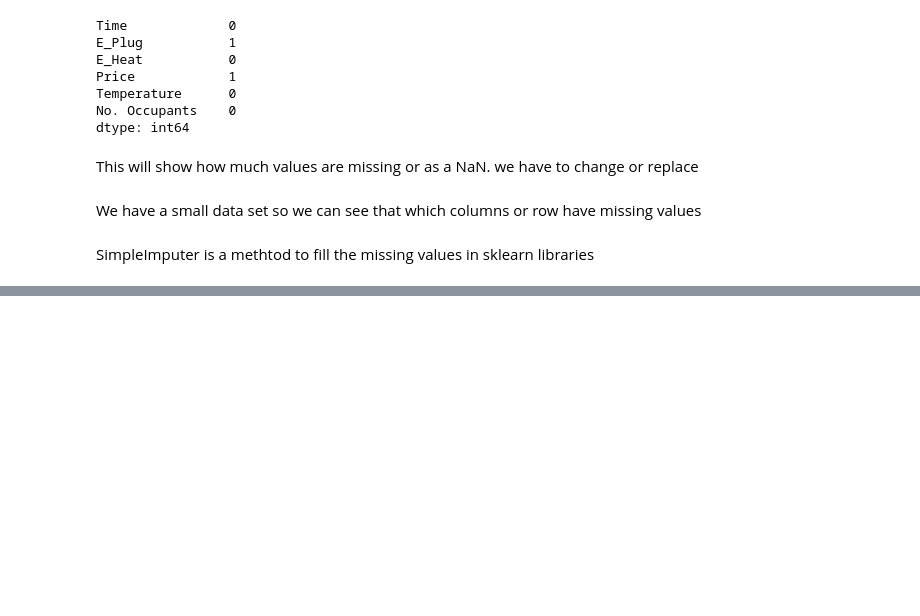
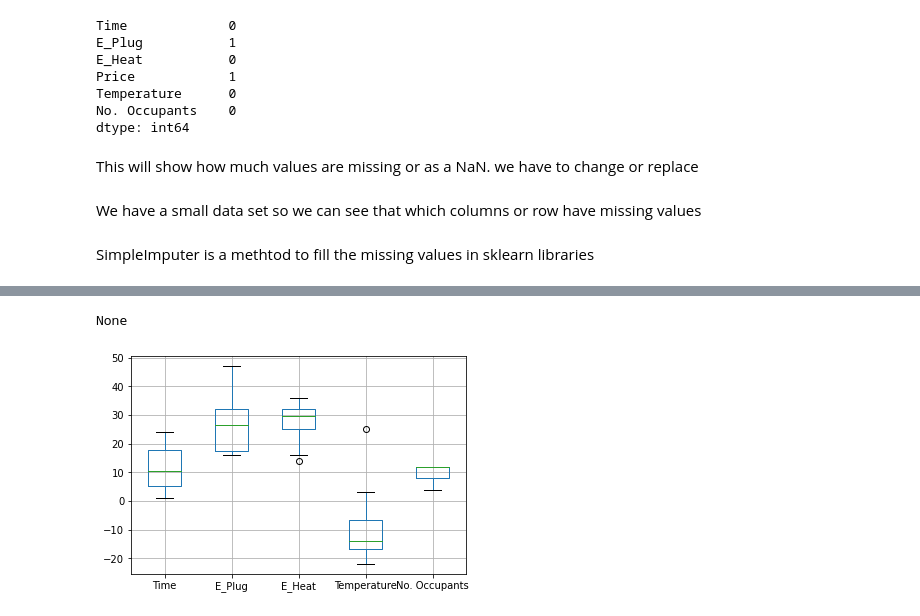
Before and after one commit to Anuj-Main/DataScienceProgramming, a Jupyter notebook: Preprocessing.ipynb, the cells around one changed output, grey strips where cells are left out. Cells and saved outputs as stored; diff of their text form; code cells hidden in the pictures; blank space fills up the shorter version.

```diff
--- a/Preprocessing.ipynb
+++ b/Preprocessing.ipynb
@@ -285,0 +320,9 @@ Trans_data=M_val.transform(Reple_data)
+# %%
+out_Data=Fill_data['E_Plug'].replace(120,42,inplace=True)
+print(out_Data)
+# %% [output]
+None
+# %%
+Boxplot_filldata=Fill_data.boxplot()
+# %% [output]
+[figure, added]
```
Also changed, not shown: parts of 23 cells of this notebook.
